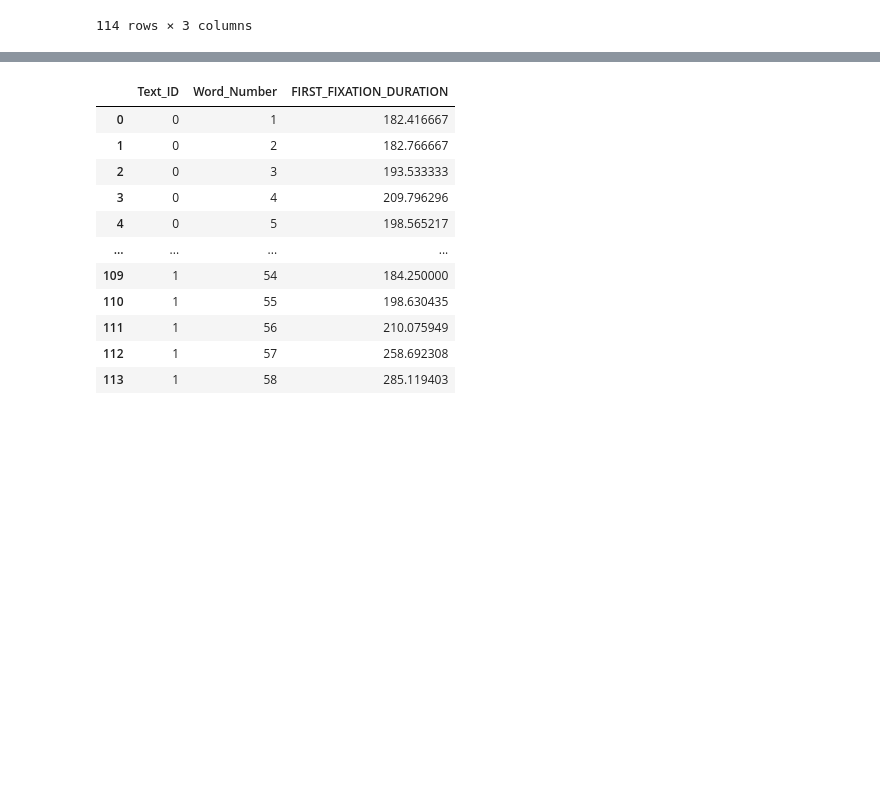
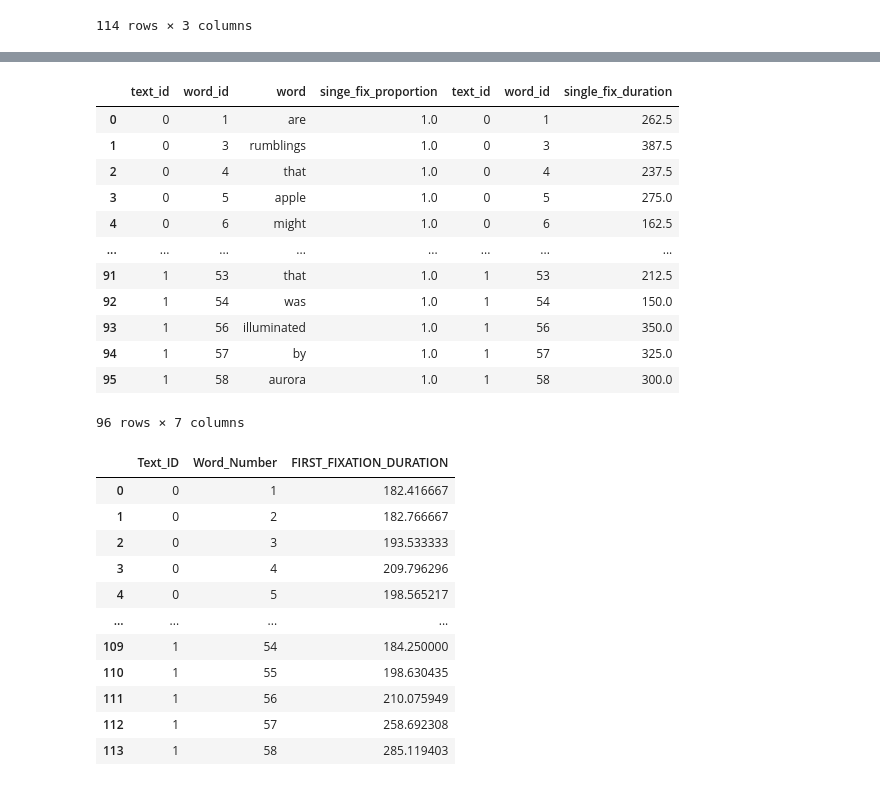
Before and after one commit to dritlopes/OB1-reader-model, a Jupyter notebook: src/evaluation.ipynb, the cells around one changed output, grey strips where cells are left out. Cells and saved outputs as stored; diff of their text form; code cells hidden in the pictures; blank space fills up the shorter version.

```diff
--- a/src/evaluation.ipynb
+++ b/src/evaluation.ipynb
@@ -595,6 +598,23 @@ single_fixation_duration_sim
 | 94 | 1 | 57 | 325.0 |
 | 95 | 1 | 58 | 300.0 |
 96 rows × 3 columns
+# %%
+single_fix_df = pd.concat([single_fix_proportion_sim,single_fixation_duration_sim], axis=1)
+single_fix_df
+# %% [output]
+|  | text_id | word_id | word | singe_fix_proportion | text_id | word_id | single_fix_duration |
+| 0 | 0 | 1 | are | 1.0 | 0 | 1 | 262.5 |
+| 1 | 0 | 3 | rumblings | 1.0 | 0 | 3 | 387.5 |
+| 2 | 0 | 4 | that | 1.0 | 0 | 4 | 237.5 |
+| 3 | 0 | 5 | apple | 1.0 | 0 | 5 | 275.0 |
+| 4 | 0 | 6 | might | 1.0 | 0 | 6 | 162.5 |
+| ... | ... | ... | ... | ... | ... | ... | ... |
+| 91 | 1 | 53 | that | 1.0 | 1 | 53 | 212.5 |
+| 92 | 1 | 54 | was | 1.0 | 1 | 54 | 150.0 |
+| 93 | 1 | 56 | illuminated | 1.0 | 1 | 56 | 350.0 |
+| 94 | 1 | 57 | by | 1.0 | 1 | 57 | 325.0 |
+| 95 | 1 | 58 | aurora | 1.0 | 1 | 58 | 300.0 |
+96 rows × 7 columns
 # %%
 # average single fixation duration observed
 eye_tracking_single_fix = eye_tracking[eye_tracking['IA_SINGLE_FIX'] == 1]
```
Also changed, not shown: parts of 2 cells of this notebook, 1 other file.
